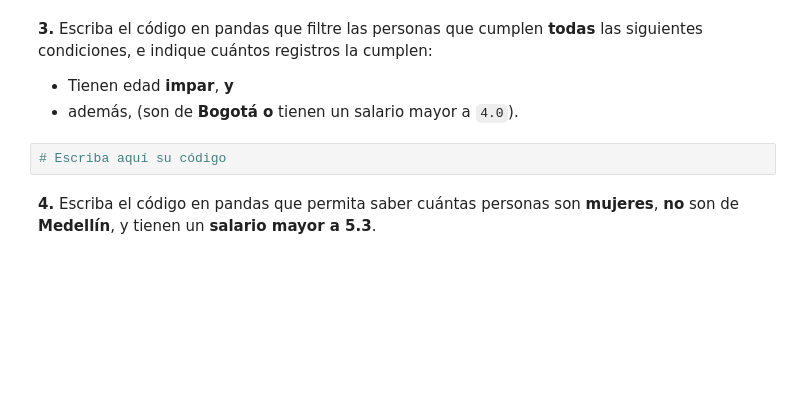
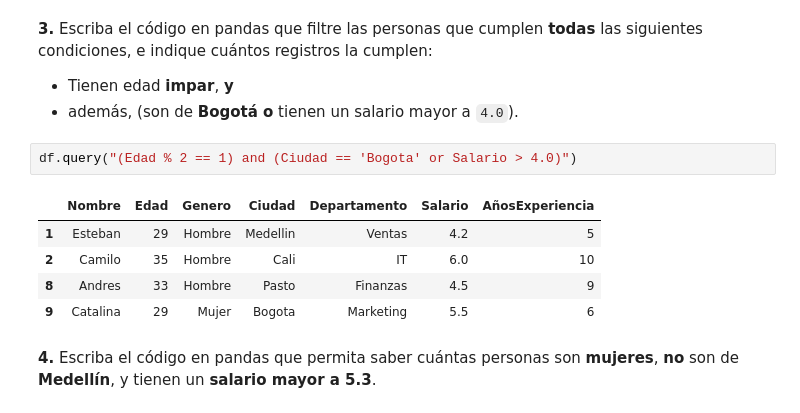
Before and after one commit to Matiaaaaas1/aprendiendo_git_hub, a Jupyter notebook: Taller_Preparcial_Seccion3_Pandas.ipynb, the cells around one changed output. Cells and saved outputs as stored; diff of their text form; blank space fills up the shorter version.

```diff
--- a/Taller_Preparcial_Seccion3_Pandas.ipynb
+++ b/Taller_Preparcial_Seccion3_Pandas.ipynb
@@ -217,7 +217,13 @@ df_num
 - Tienen edad **impar**, **y**
 - además, (son de **Bogotá o** tienen un salario mayor a `4.0`).
 # %%
-# Escriba aquí su código
+df.query("(Edad % 2 == 1) and (Ciudad == 'Bogota' or Salario > 4.0)")
+# %% [output]
+|  | Nombre | Edad | Genero | Ciudad | Departamento | Salario | AñosExperiencia |
+| 1 | Esteban | 29 | Hombre | Medellin | Ventas | 4.2 | 5 |
+| 2 | Camilo | 35 | Hombre | Cali | IT | 6.0 | 10 |
+| 8 | Andres | 33 | Hombre | Pasto | Finanzas | 4.5 | 9 |
+| 9 | Catalina | 29 | Mujer | Bogota | Marketing | 5.5 | 6 |
 # %% [markdown]
 **4.** Escriba el código en pandas que permita saber cuántas personas son **mujeres**, **no** son de **Medellín**, y tienen un **salario mayor a 5.3**.
 # %%
```
